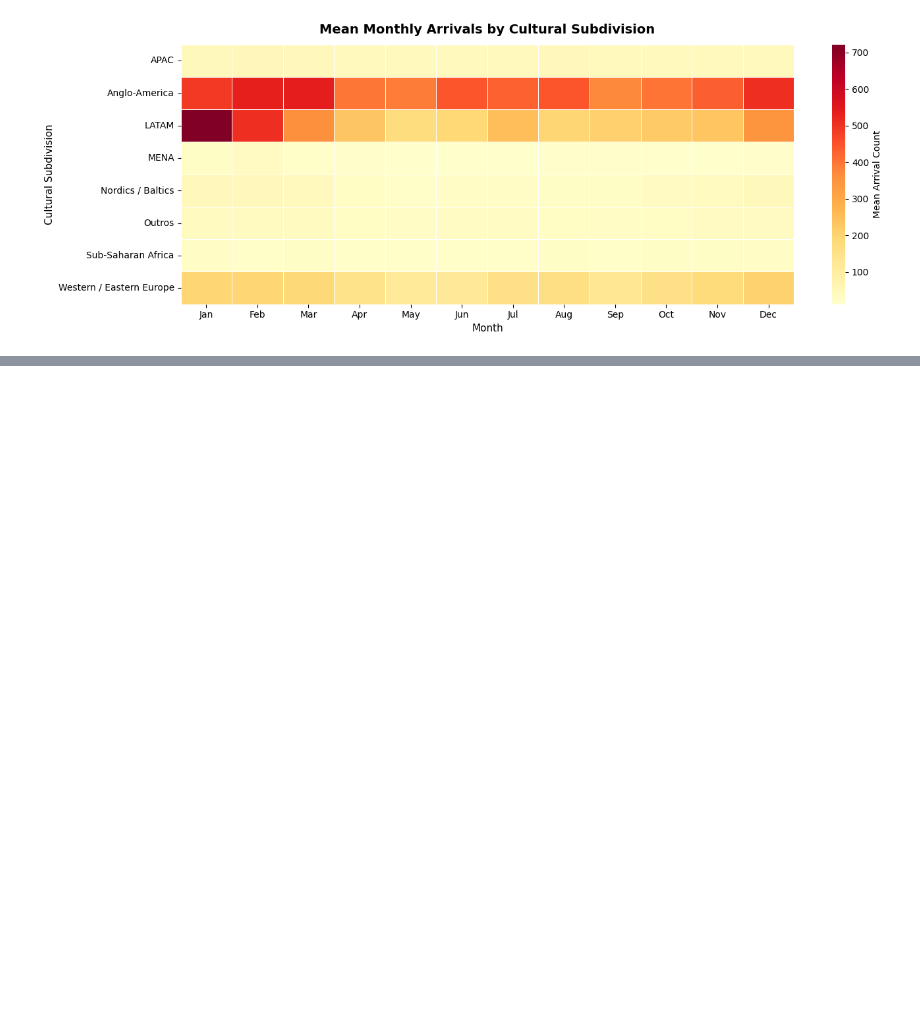
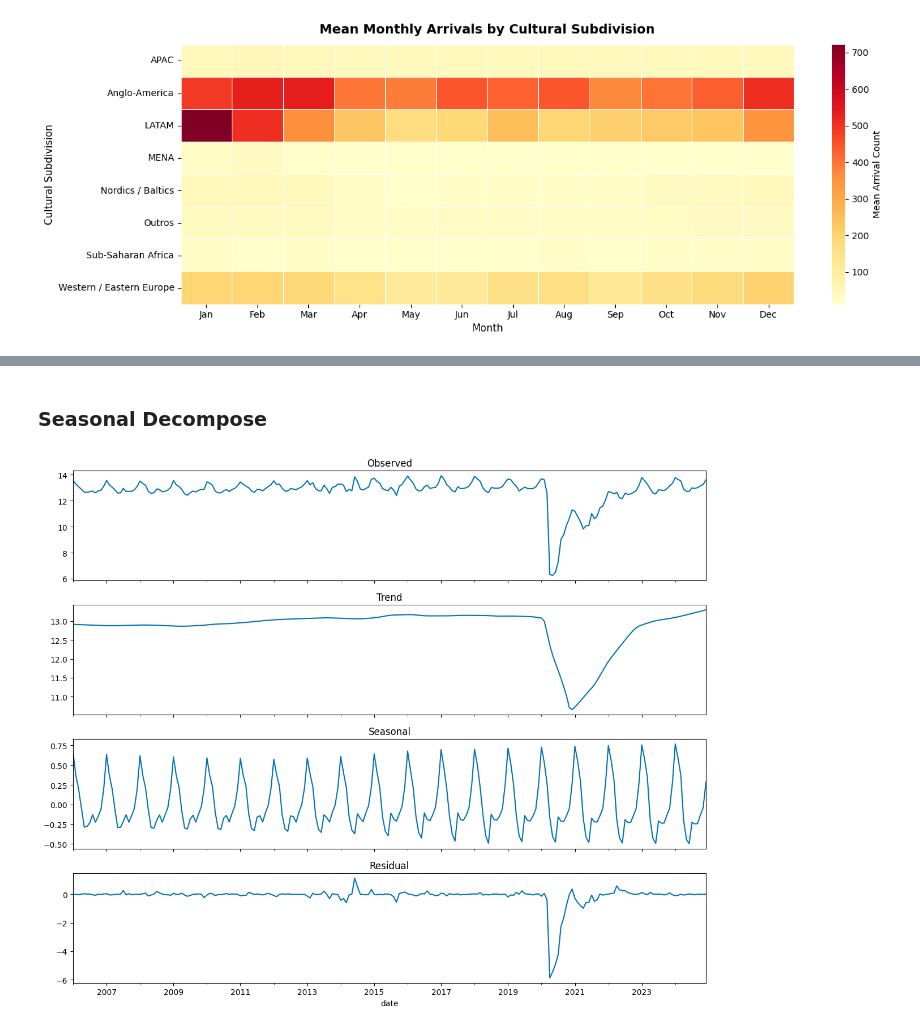
Before and after one commit to Gbrlmoraes/brazil_tourism_forecasting_benchmark, a Jupyter notebook: notebooks/3_exploratory_data_analysis.ipynb, the cells around one changed output, grey strips where cells are left out. Drawn from its saved outputs; the diff is of its cells as text; code cells hidden in the pictures; blank space fills up the shorter version.

```diff
--- a/notebooks/3_exploratory_data_analysis.ipynb
+++ b/notebooks/3_exploratory_data_analysis.ipynb
@@ -3,20 +3,26 @@
 # %%
 import os
 
+import matplotlib.pyplot as plt
+import numpy as np
 import pandas as pd
 import seaborn as sns
-import matplotlib.pyplot as plt
+from statsmodels.tsa.seasonal import STL
 
 ROOT_PATH = os.path.dirname(os.getcwd())
 DATA_FOLDER_PATH = os.path.join(ROOT_PATH, 'data', 'processed')
 
-sns.set_palette("colorblind")
+COVID_START = pd.Timestamp('2020-01-01')
+COVID_END = pd.Timestamp('2021-12-31')
+
+sns.set_palette('colorblind')
 # %% [markdown]
 ## Data Import
 # %%
 df = pd.read_parquet(os.path.join(DATA_FOLDER_PATH, 'train.parquet'))
 
 df = df.set_index('date')
+df['is_covid_19'] = (df.index >= COVID_START) & (df.index <= COVID_END)
 
 df.head()
 # %% [output]
@@ -553,0 +729,3 @@ plt.tight_layout()
+# %%
+monthly_df = df[['arrival_count']].resample('ME').sum()
+monthly_df.head()
@@ -553,0 +740,19 @@ plt.tight_layout()
+# %% [markdown]
+### Seasonal Decompose
+# %%
+stl = STL(
+    np.log(monthly_df['arrival_count'][monthly_df.index.year >= 2006]),
+    period=12,
+    seasonal=13,
+    robust=True,
+)
+result = stl.fit()
+
+fig, axes = plt.subplots(4, 1, figsize=(12, 10), sharex=True)
+result.observed.plot(ax=axes[0], title='Observed')
+result.trend.plot(ax=axes[1], title='Trend')
+result.seasonal.plot(ax=axes[2], title='Seasonal')
+result.resid.plot(ax=axes[3], title='Residual')
+plt.tight_layout()
+# %% [output]
+[figure, added]
```
Also changed, not shown: parts of 17 cells of this notebook.
